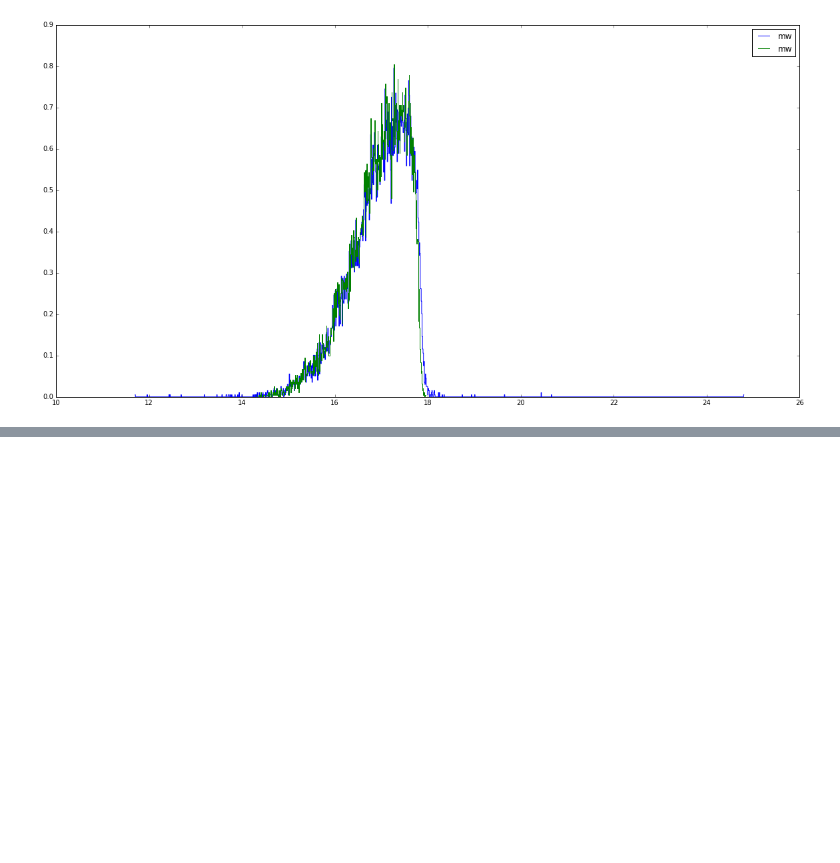
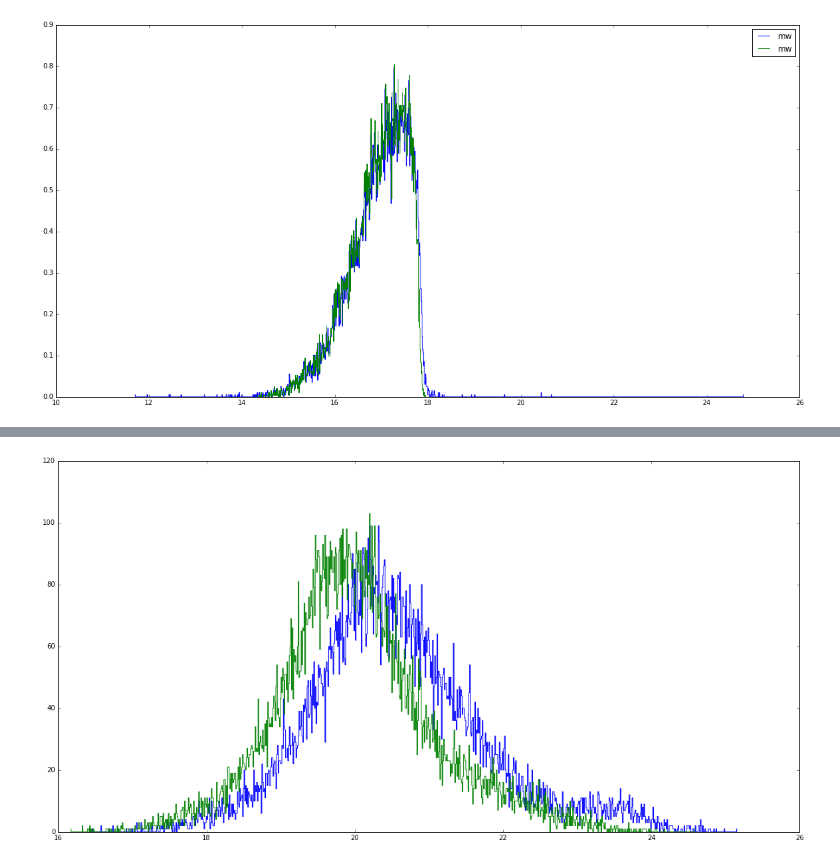
Before and after one commit to calumhrmurray/MPhysProject, a Jupyter notebook: analysis/cat_checks/final_histograms.ipynb, the cells around one changed output, grey strips where cells are left out. Drawn from its saved outputs; the diff is of its cells as text; code cells hidden in the pictures; blank space fills up the shorter version.

```diff
--- a/analysis/cat_checks/final_histograms.ipynb
+++ b/analysis/cat_checks/final_histograms.ipynb
@@ -36,6 +36,13 @@ def redshifts_plot_hist(array,label,bin_num=800,default=False):
     plt.plot(bins[1:],n,label=label,drawstyle='steps-mid')
     return n, bins
 
+def mag_hist(array,label,index,default=False):
+    array = [row[index] for row in array]
+    bin_num = int((np.max(array)-np.min(array))/0.01)
+    n, bins = np.histogram(array,bins=bin_num,normed=default)
+    plt.plot(bins[1:],n,label=label,drawstyle='steps-mid')
+    return n,bins
+
 
 # this notebook is looking at how the final selection compares to the MGS in each band pass
 # 0 sdss.modelMag_u,
@@ -129,4 +136,4 @@ plt.legend()
 <matplotlib.legend.Legend at 0x...>
 [figure]
 # %%
-len([row for row in mw_sample if 17.8 > row[2] > 14.5])
+mw_sample = [row for row in mw_sample if 17.8 > row[2] > 14.5]
@@ -140,0 +180,6 @@ np.save('/home/calum/Documents/Mphys_data/mgs_multiwavelength/mw_sample.npy',mw_
+# %%
+plt.figure(figsize=(20,10))
+array = mag_hist(mw_sample,'FUV',5)
+array = mag_hist(mw_sample,'NUV',6)
+# %% [output]
+[figure, added]
```
Also changed, not shown: parts of 5 cells of this notebook, 6 other files.
